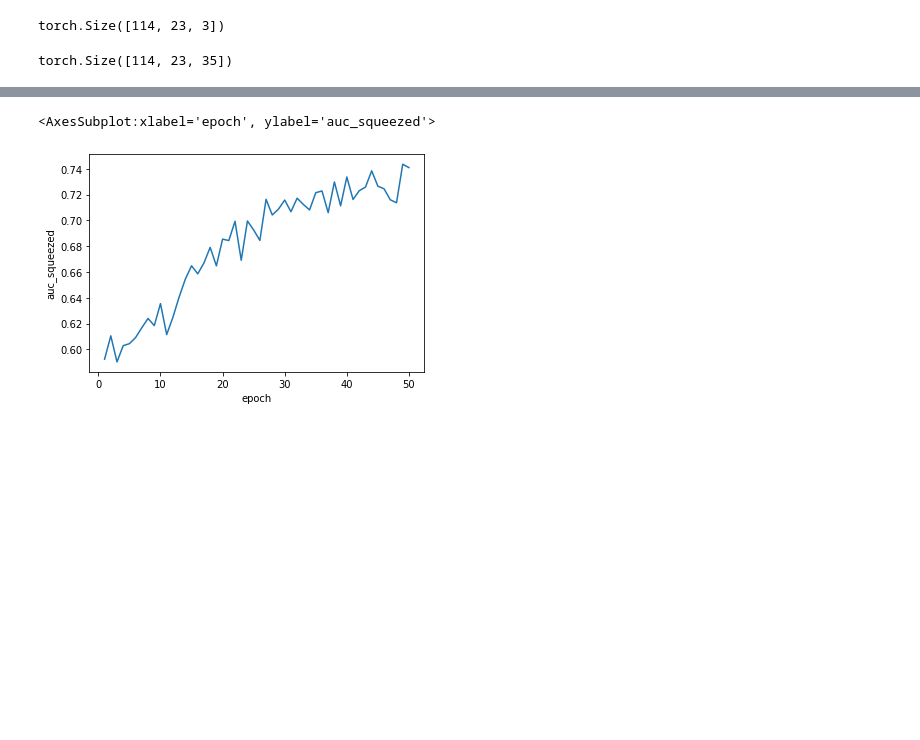
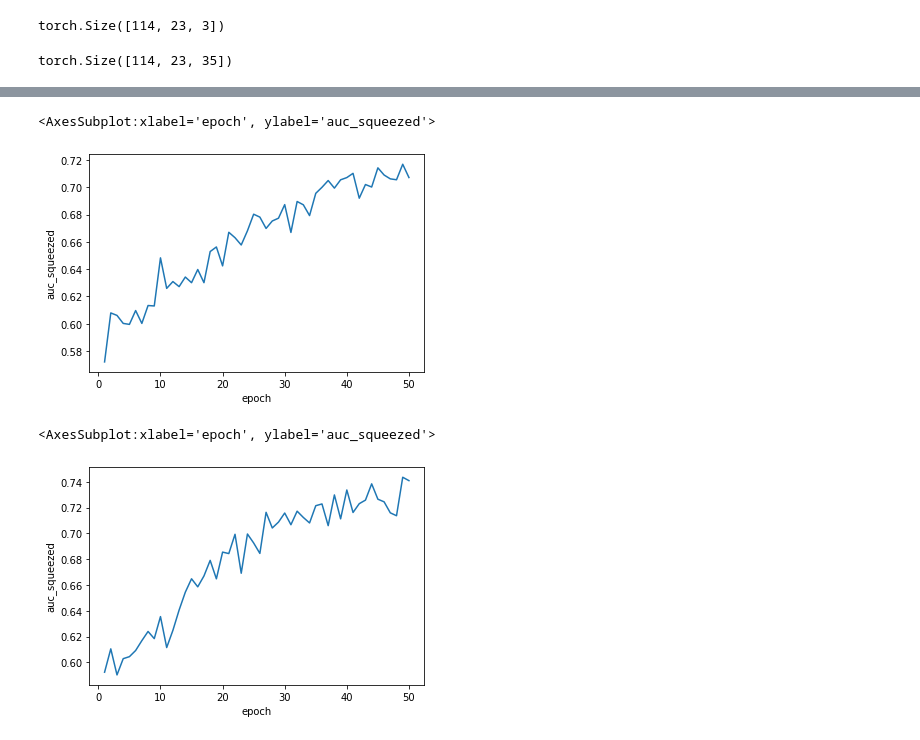
Before and after one commit to joebhakim/testbed, a Jupyter notebook: dev_notebook.ipynb, the cells around one changed output, grey strips where cells are left out. Drawn from its saved outputs; the diff is of its cells as text; code cells hidden in the pictures; blank space fills up the shorter version.

```diff
--- a/dev_notebook.ipynb
+++ b/dev_notebook.ipynb
@@ -403,3 +413,8 @@ import seaborn as sns
+# %%
+sns.lineplot(data=metrics_record_dict[16], x='epoch', y='auc_squeezed')
+# %% [output]
+<AxesSubplot:xlabel='epoch', ylabel='auc_squeezed'>
+[figure, added]
 # %%
 sns.lineplot(data=metrics_record, x='epoch', y='auc_squeezed')
 # %% [output]
```
Also changed, not shown: parts of 16 cells of this notebook, 1 other file.
